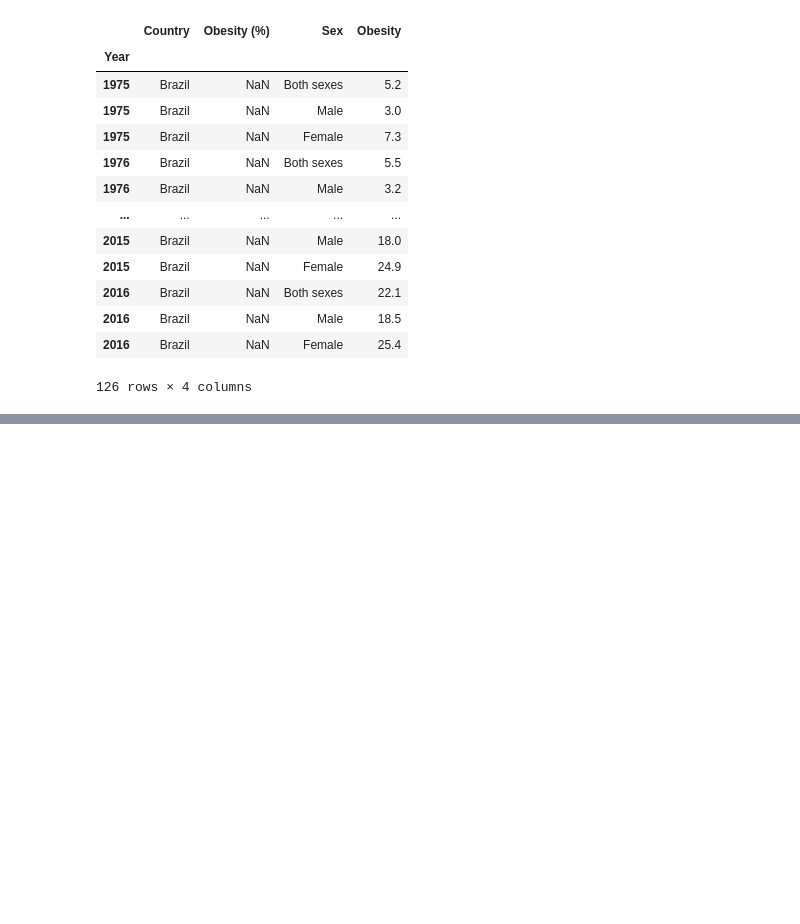
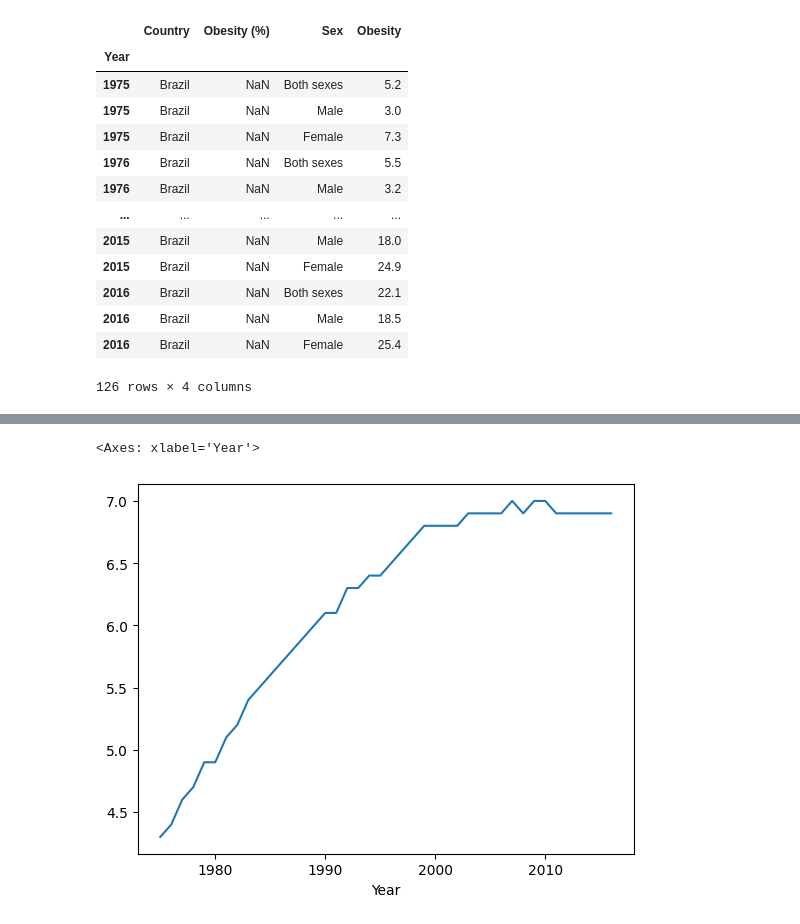
Before and after one commit to ludiemert/Analyzing_Data_Pandas_SQL, a Jupyter notebook: 4_Projectos/2_DataAnalysis_Global_Obesity/DataAnalysis_GlobalObesity.ipynb, the cells around one changed output, grey strips where cells are left out. Drawn from its saved outputs; the diff is of its cells as text; code cells hidden in the pictures; blank space fills up the shorter version.

```diff
--- a/4_Projectos/2_DataAnalysis_Global_Obesity/DataAnalysis_GlobalObesity.ipynb
+++ b/4_Projectos/2_DataAnalysis_Global_Obesity/DataAnalysis_GlobalObesity.ipynb
@@ -596,0 +618,7 @@ df_brazil
+# %%
+# mostrar em grafico
+# diferenca entre sexos
+(df_brazil[df_brazil["Sex"] == "Female"]["Obesity"] - df_brazil[df_brazil["Sex"] == "Male"]["Obesity"]).plot()
+# %% [output]
+<Axes: xlabel='Year'>
+[figure, added]
```
Also changed, not shown: parts of 4 cells of this notebook.
